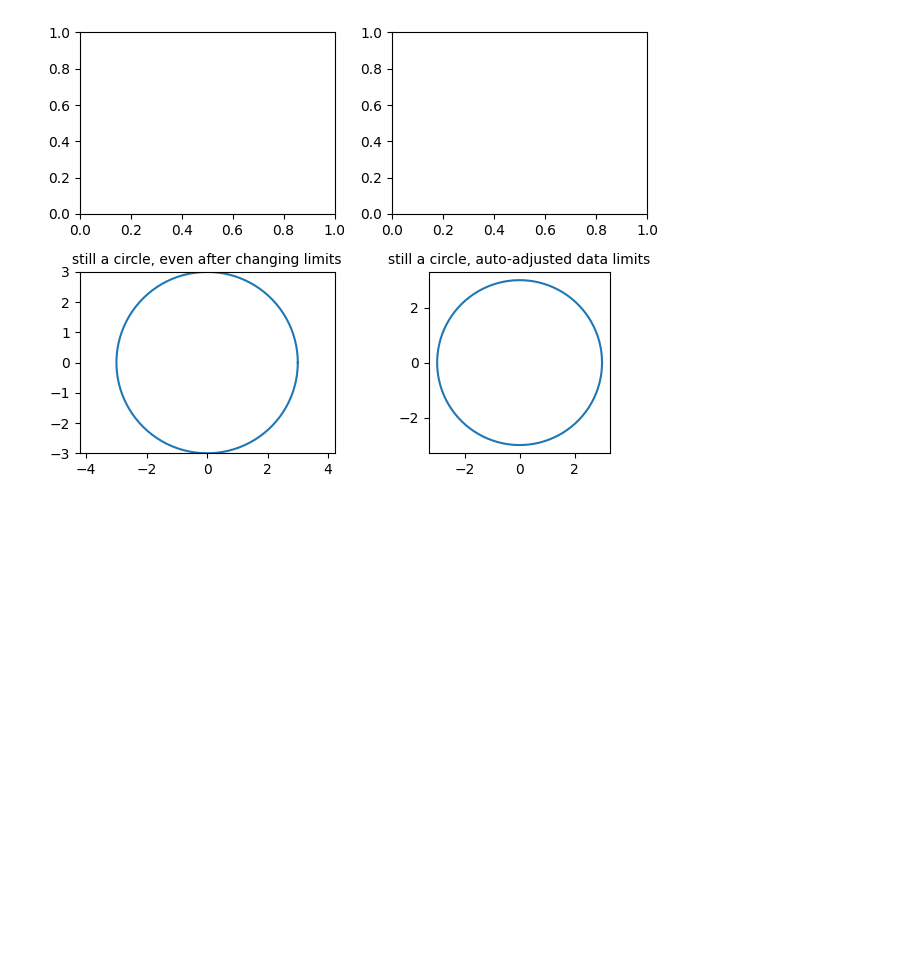
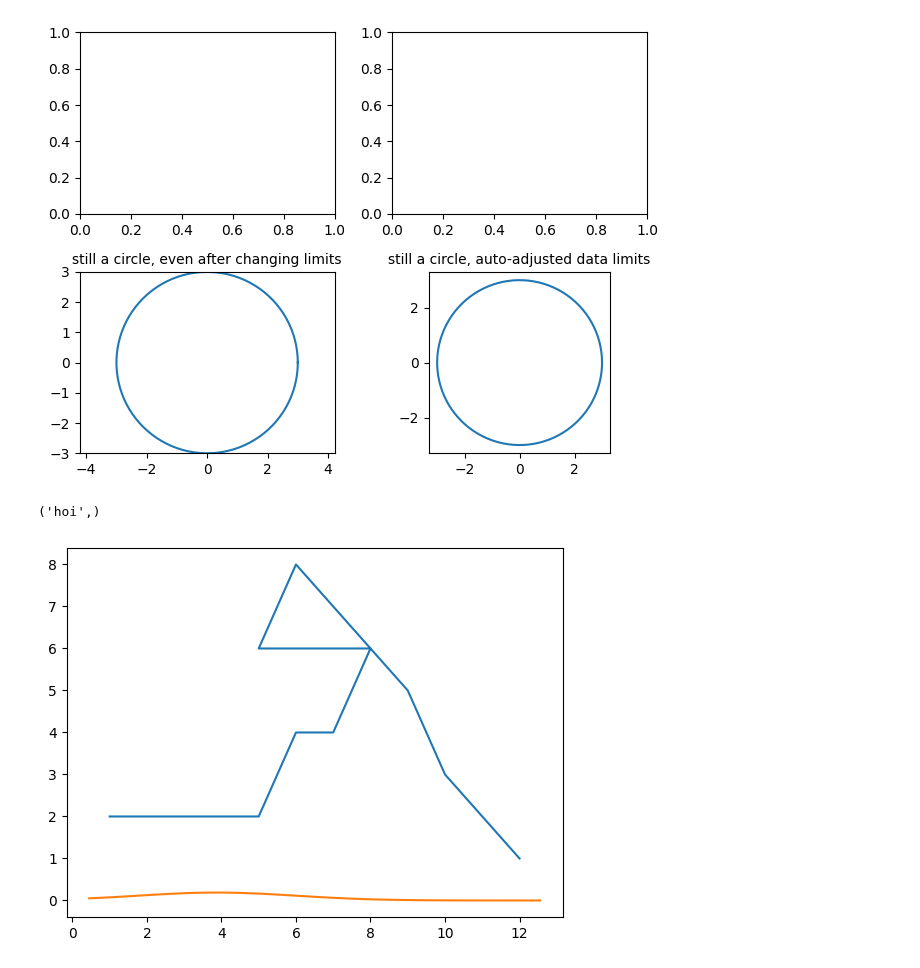
Before and after one commit to maartjevdhulst/p3-fastqc, a Jupyter notebook: website/scrips/test.ipynb, the cells around one changed output. Cells and saved outputs as stored; diff of their text form; code cells hidden in the pictures; blank space fills up the shorter version.

```diff
--- a/website/scrips/test.ipynb
+++ b/website/scrips/test.ipynb
@@ -152,3 +181,40 @@ plt.show()
 Ignoring fixed x limits to fulfill fixed data aspect with adjustable data limits.
 Ignoring fixed x limits to fulfill fixed data aspect with adjustable data limits.
 [figure]
+# %%
+def doeiets(a, *d, b=int, c=None):
+    print(d)
+
+doeiets(2, 'hoi', b=3)
+# %% [output]
+('hoi',)
+# %%
+import numpy as np
+import matplotlib.pyplot as plt
+from scipy.stats import norm
+import statistics
+import pandas as pd
+titles = ["a", "b"]
+a= [1,2,3,4,5,6,7,8,5,6,7,8,9,10,11,12]
+b = [2,2,2,2,2,4,4,6,6,8,7,6,5,3,2,1]
+df = pd.DataFrame({'a':a, 'b':b})
+
+
+fig, ax = plt.subplots()
+ax.plot(df["a"], df["b"])
+
+# Plot between -10 and 10 with .001 steps.
+# x_axis = np.arange(-10, 10, 0.001)
+# # Mean = 0, SD = 2.
+mean = statistics.mean(b)
+sd = np.std(b)
+data = np.random.normal(mean, sd, 100)
+xmin, xmax = plt.xlim()
+x = np.linspace(xmin, xmax, 100)
+# print(data)
+data.sort()
+plt.plot(x, norm.pdf(x,mean,sd))
+# print(x_axis)
+plt.show()
+# %% [output]
+[figure, added]
```
Also changed, not shown: parts of 7 cells of this notebook, 6 other files.
